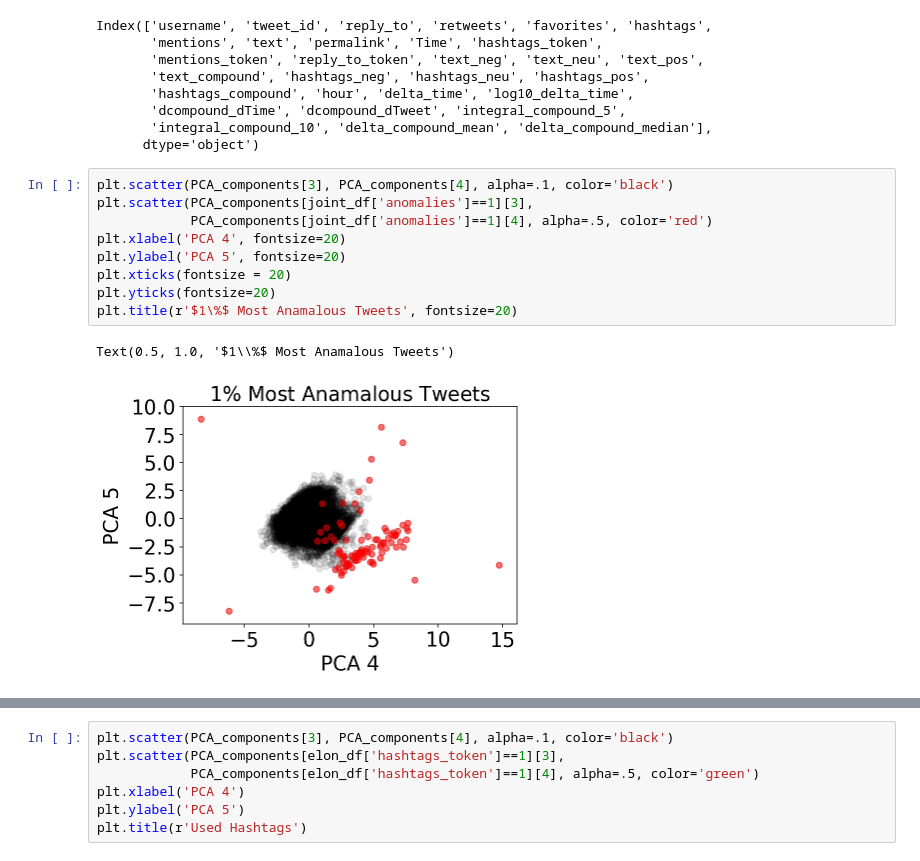
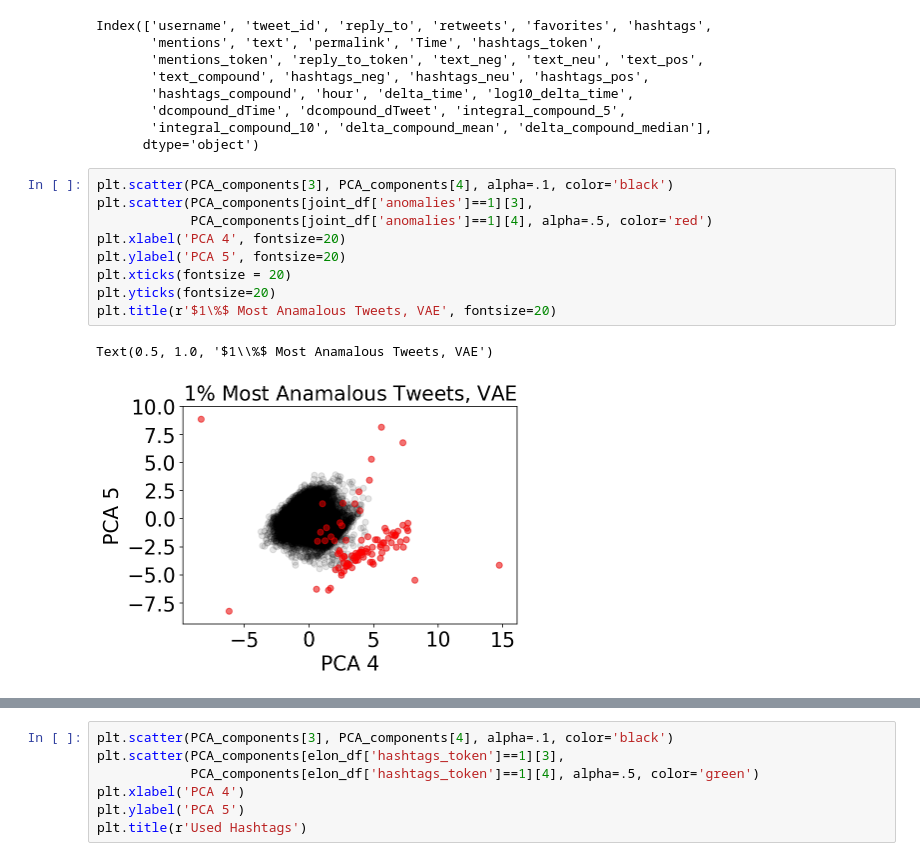
Before and after one commit to JFCherry/Insight-Data-Science-Project, a Jupyter notebook: notebooks/PyOD_playground.ipynb, the cells around one changed output, grey strips where cells are left out. Saved outputs shown, nothing was run; the diff lists cells and outputs as text.

Commit message:
Cleaned up data visualizations and tweaked the anomaly detection notebook.

```diff
--- a/notebooks/PyOD_playground.ipynb
+++ b/notebooks/PyOD_playground.ipynb
@@ -384,15 +384,15 @@ Index(['username', 'tweet_id', 'reply_to', 'retweets', 'favorites', 'hashtags',
 # %%
 plt.scatter(PCA_components[3], PCA_components[4], alpha=.1, color='black')
 plt.scatter(PCA_components[joint_df['anomalies']==1][3],
             PCA_components[joint_df['anomalies']==1][4], alpha=.5, color='red')
 plt.xlabel('PCA 4', fontsize=20)
 plt.ylabel('PCA 5', fontsize=20)
 plt.xticks(fontsize = 20)
 plt.yticks(fontsize=20)
-plt.title(r'$1\%$ Most Anamalous Tweets', fontsize=20)
+plt.title(r'$1\%$ Most Anamalous Tweets, VAE', fontsize=20)
 # %% [output]
-Text(0.5, 1.0, '$1\\%$ Most Anamalous Tweets')
+Text(0.5, 1.0, '$1\\%$ Most Anamalous Tweets, VAE')
-[figure, old version]
+[figure, new version]
 # %%
 #make a data set of just the anomalies
 Anom_PCA_components = PCA_components[joint_df['anomalies']==1]
```
Also changed, not shown: parts of 2 cells of this notebook, 20 other files.
